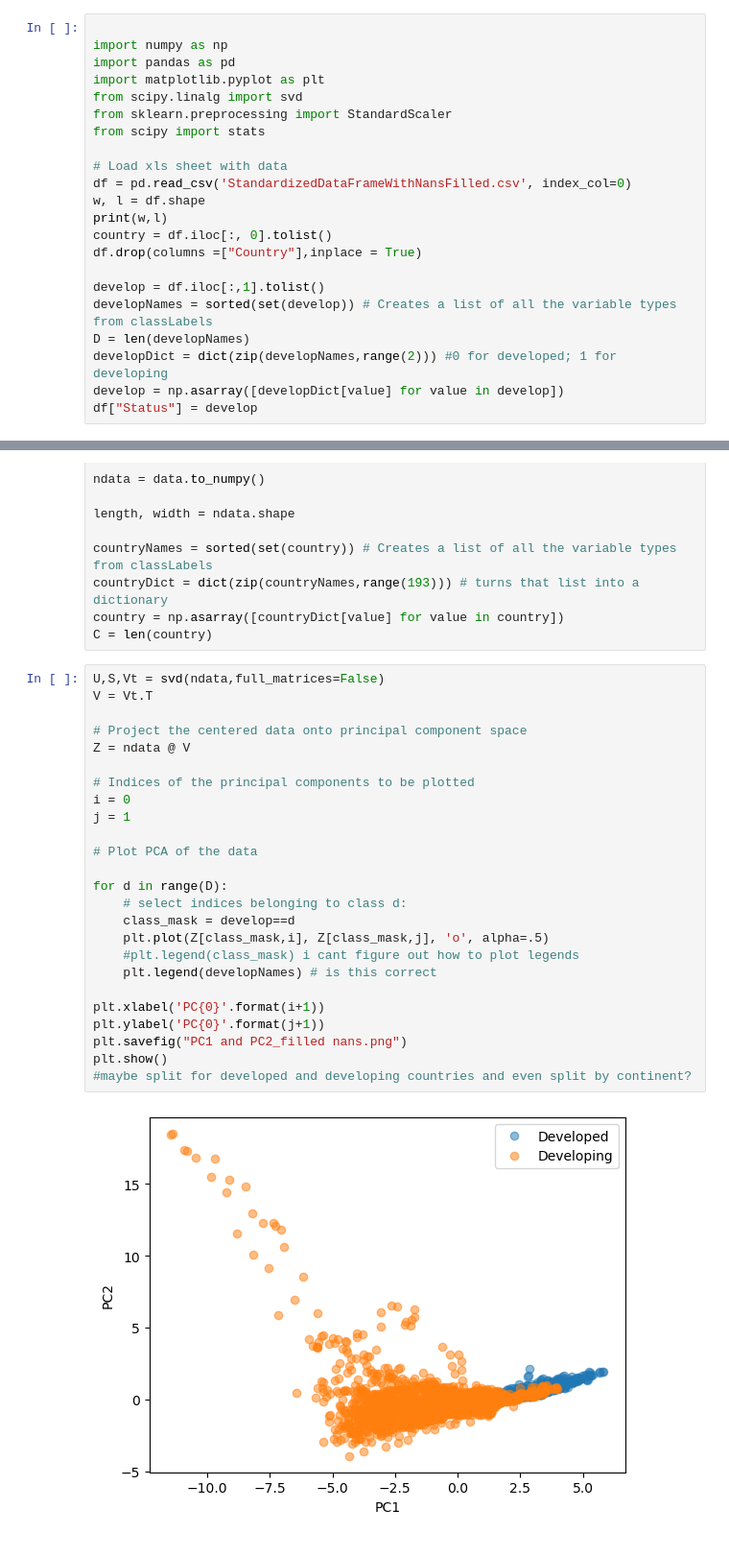
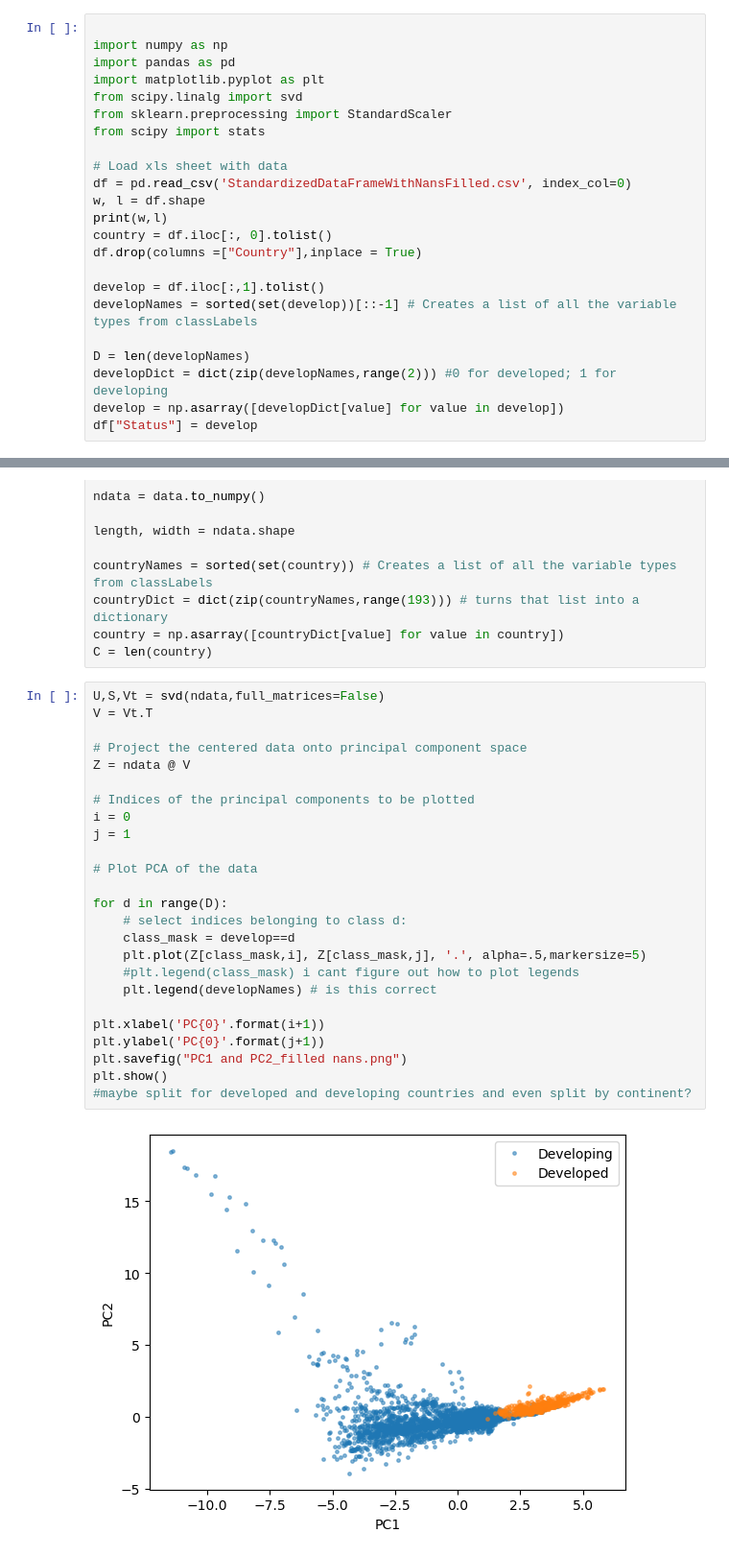
Before and after one commit to Apros7/DTU_MachineLearning, a Jupyter notebook: Project1/PCA of Data with corrected data.ipynb, the cells around one changed output, grey strips where cells are left out. Shown at 96% size. Cells and saved outputs as stored; diff of their text form.

```diff
--- a/Project1/PCA of Data with corrected data.ipynb
+++ b/Project1/PCA of Data with corrected data.ipynb
@@ -15,7 +15,8 @@ country = df.iloc[:, 0].tolist()
 df.drop(columns =["Country"],inplace = True)
 
 develop = df.iloc[:,1].tolist()
-developNames = sorted(set(develop)) # Creates a list of all the variable types from classLabels
+developNames = sorted(set(develop))[::-1] # Creates a list of all the variable types from classLabels
+
 D = len(developNames)
 developDict = dict(zip(developNames,range(2))) #0 for developed; 1 for developing
 develop = np.asarray([developDict[value] for value in develop])
@@ -65,30 +66,30 @@ C = len(country)
 # %%
 U,S,Vt = svd(ndata,full_matrices=False)
 V = Vt.T
 
 # Project the centered data onto principal component space
 Z = ndata @ V
 
 # Indices of the principal components to be plotted
 i = 0
 j = 1
 
 # Plot PCA of the data
 
 for d in range(D):
     # select indices belonging to class d:
     class_mask = develop==d
-    plt.plot(Z[class_mask,i], Z[class_mask,j], 'o', alpha=.5)
+    plt.plot(Z[class_mask,i], Z[class_mask,j], '.', alpha=.5,markersize=5)
     #plt.legend(class_mask) i cant figure out how to plot legends
     plt.legend(developNames) # is this correct
 
 plt.xlabel('PC{0}'.format(i+1))
 plt.ylabel('PC{0}'.format(j+1))
 plt.savefig("PC1 and PC2_filled nans.png")
 plt.show()
 #maybe split for developed and developing countries and even split by continent?
 # %% [output]
-[figure, old version]
+[figure, new version]
 # %%
 # Compute variance explained by principal components
 rho = (S*S) / (S*S).sum()
```
Also changed, not shown: parts of 3 cells of this notebook, 5 other files.
